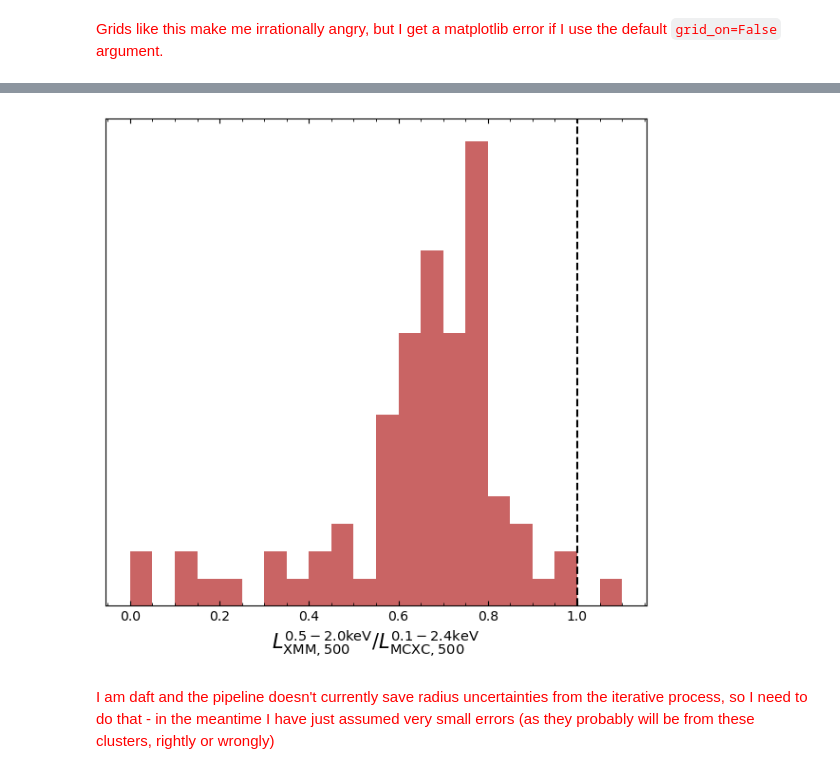
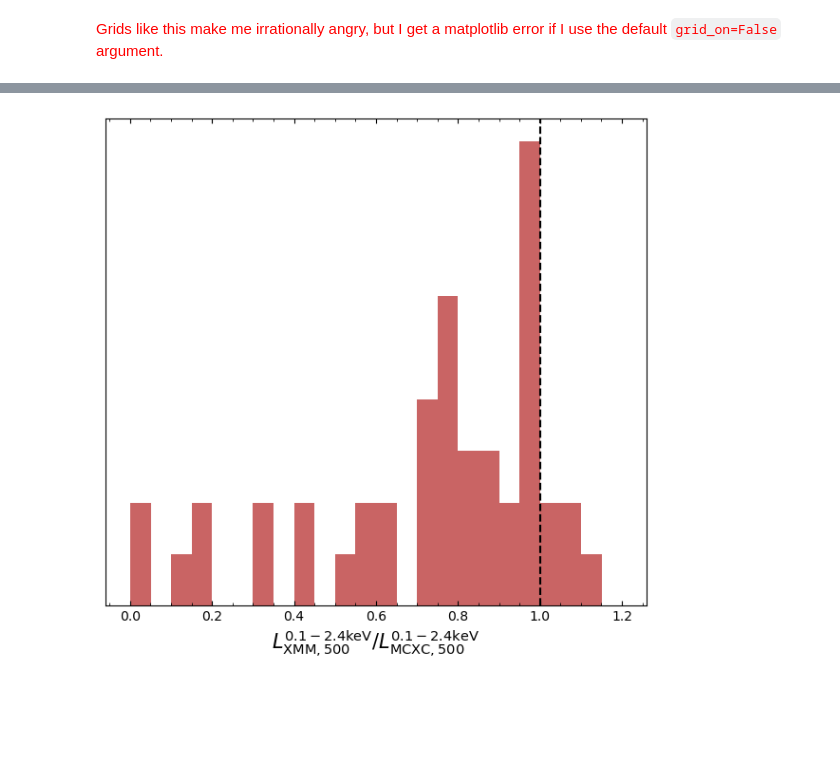
Before and after one commit to LoVoCCS/X-LoVoCCS-Analyses, a Jupyter notebook: notebooks/global_properties/ltr_pipeline.ipynb, the cells around one changed output, grey strips where cells are left out. Drawn from its saved outputs; the diff is of its cells as text; code cells hidden in the pictures; blank space fills up the shorter version.

Commit message:
Re-ran some stuff for the LTR pipeline with new centers etc. but also fucked up the energy range and also still haven't made the plots pretty yet

```diff
--- a/notebooks/global_properties/ltr_pipeline.ipynb
+++ b/notebooks/global_properties/ltr_pipeline.ipynb
@@ -44,8 +49,8 @@ cosmo = LambdaCDM(70, 0.3, 0.7)
 # %% [markdown]
 We need the information from our sample file to declare the XGA ClusterSample further down, primarily the location and redshift, but we also make use of the MCXC estimate of $R_{500}$ to get some idea of the scale of these objects, even if we don't fully trust that measurement:
 # %%
-samp = pd.read_csv('../../sample_files/lovoccs_southnorth.csv')
+samp = pd.read_csv('../../sample_files/X-LoVoCCSI.csv')
+samp['LoVoCCS_name'] = samp['LoVoCCSID'].apply(lambda x: 'LoVoCCS-' + str(x))
 og_samp = samp.copy()
-samp['name'] = samp['LoVoCCSID'].apply(lambda x: 'LoVoCCS-' + str(x))
 samp
 # %% [output]
@@ -185,10 +179,11 @@ ZeroDivisionError: float division
 ## Comparing results with MCXC values
 # %%
 results_mfree = pd.read_csv('../../outputs/results/ltr_r500_metfree_pipeline_results.csv')
+results_mfree = results_mfree.rename(columns={'name': 'LoVoCCS_name'})
 results = pd.read_csv('../../outputs/results/ltr_r500_pipeline_results.csv')
+results = results.rename(columns={'name': 'LoVoCCS_name'})
 
-results = results.join(og_samp, 'LoVoCCSID', rsuffix="_right")
-results_mfree = results_mfree.join(og_samp, 'LoVoCCSID', rsuffix="_right")
-
+results_mfree = pd.merge(results_mfree, og_samp, on='LoVoCCS_name')
+results = pd.merge(results, og_samp, on='LoVoCCS_name')
 results
 # %% [output]
@@ -208,2 +202,0 @@ results
-# %%
-results = results[~(results['name'] == 'LoVoCCS-47')]
@@ -210,9 +219,10 @@ results = results[~(results['name'] == 'LoVoCCS-47')]
 # %%
-lx_comp = scaling_relation_curve_fit(straight_line, Quantity(results['Lx500_0.5-2.0'], 'erg/s'),
-                                     Quantity(results[['Lx500_0.5-2.0-', 'Lx500_0.5-2.0+']], 'erg/s'),
-                                     Quantity(results['L500']*1e+44, 'erg/s'), y_norm=Quantity(1e+44, 'erg/s'),
-                                     x_norm=Quantity(1e+44, 'erg/s'), point_names=results['name'].values,
-                                     y_name=r'$L^{0.5-2.0\rm{keV}}_{\rm{XMM},500}$',
+lx_comp = scaling_relation_curve_fit(straight_line, Quantity(results['Lx500_0.1-2.4'], 'erg/s'),
+                                     Quantity(results[['Lx500_0.1-2.4-', 'Lx500_0.1-2.4+']], 'erg/s'),
+                                     Quantity(results['MCXC_Lx500_0.1_2.4'], 'erg/s'),
+                                     y_norm=Quantity(1e+44, 'erg/s'),
+                                     x_norm=Quantity(1e+44, 'erg/s'), point_names=results['LoVoCCS_name'].values,
+                                     y_name=r'$L^{0.1-2.4\rm{keV}}_{\rm{XMM},500}$',
                                      x_name=r'$L^{0.1-2.4\rm{keV}}_{\rm{MCXC},500}$',
                                      third_dim_info=results['redshift'].values, third_dim_name='Redshift')
 # %% [markdown]
@@ -252,22 +257,20 @@ array(['LoVoCCS-0', 'LoVoCCS-3', 'LoVoCCS-6', 'LoVoCCS-7', 'LoVoCCS-8',
 # %%
 lx_rat = lx_comp.y_data[:, 0] / lx_comp.x_data[:, 0]
 
 bins = np.arange(lx_rat.min(), lx_rat.max(), 0.05)
 
 plt.figure(figsize=(6, 6))
 plt.hist(lx_rat, bins=bins, color='firebrick', alpha=0.7)
 plt.minorticks_on()
 plt.tick_params(which='both', direction='in', top=True, right=True)
 plt.yticks([])
 plt.axvline(1, linestyle='dashed', color='black')
-plt.xlabel(r'$L^{0.5-2.0\rm{keV}}_{\rm{XMM},500} / L^{0.1-2.4\rm{keV}}_{\rm{MCXC},500}$', fontsize=15)
+plt.xlabel(r'$L^{0.1-2.4\rm{keV}}_{\rm{XMM},500} / L^{0.1-2.4\rm{keV}}_{\rm{MCXC},500}$', fontsize=15)
 plt.tight_layout()
 plt.savefig('../../outputs/figures/global_properties/xmm_mcxc_lx_ratio.pdf')
 plt.show()
 # %% [output]
-[figure, old version]
+[figure, new version]
-# %% [markdown]
-<span style="color:red">I am daft and the pipeline doesn't currently save radius uncertainties from the iterative process, so I need to do that - in the meantime I have just assumed very small errors (as they probably will be from these clusters, rightly or wrongly)</span>
 # %%
 r500_comp = scaling_relation_curve_fit(straight_line, Quantity(results['r500'], 'kpc'),
                                        Quantity([10]*len(results), 'kpc'),
```
Also changed, not shown: parts of 28 cells of this notebook.
